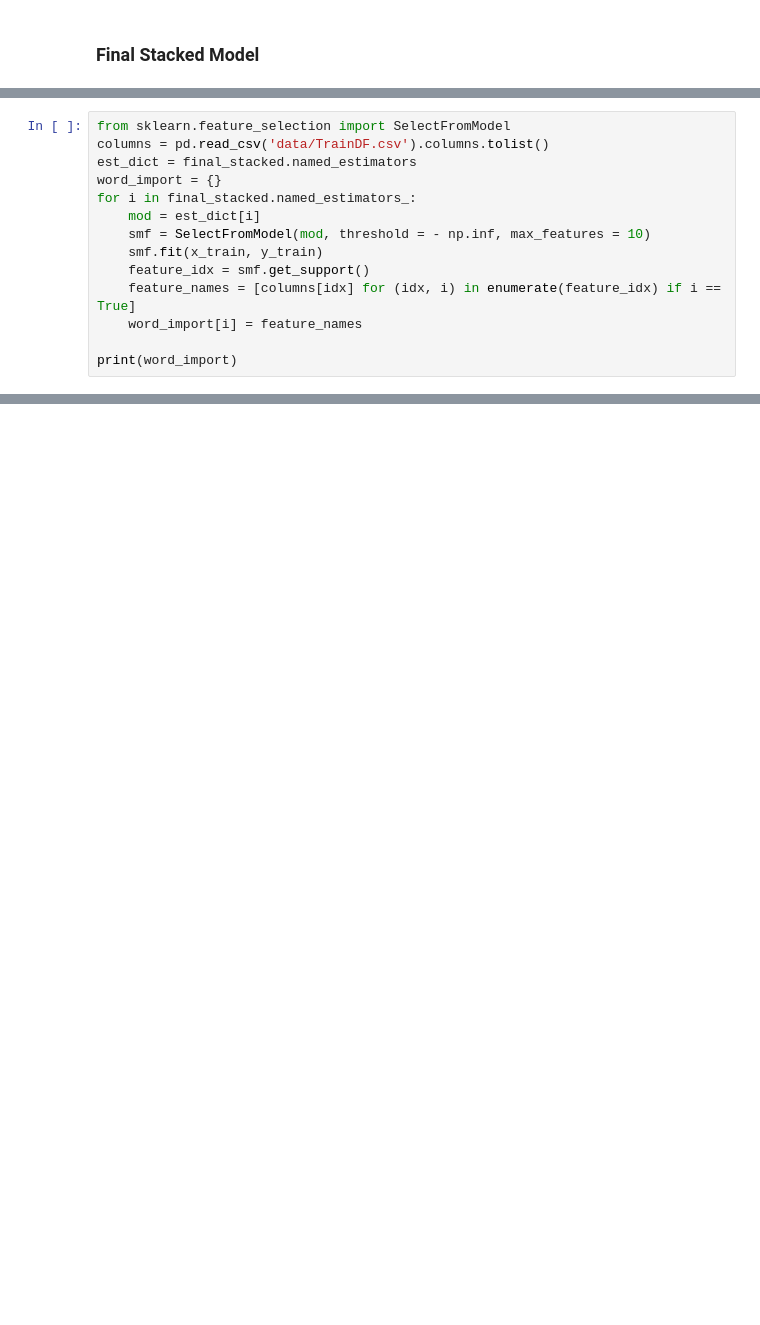
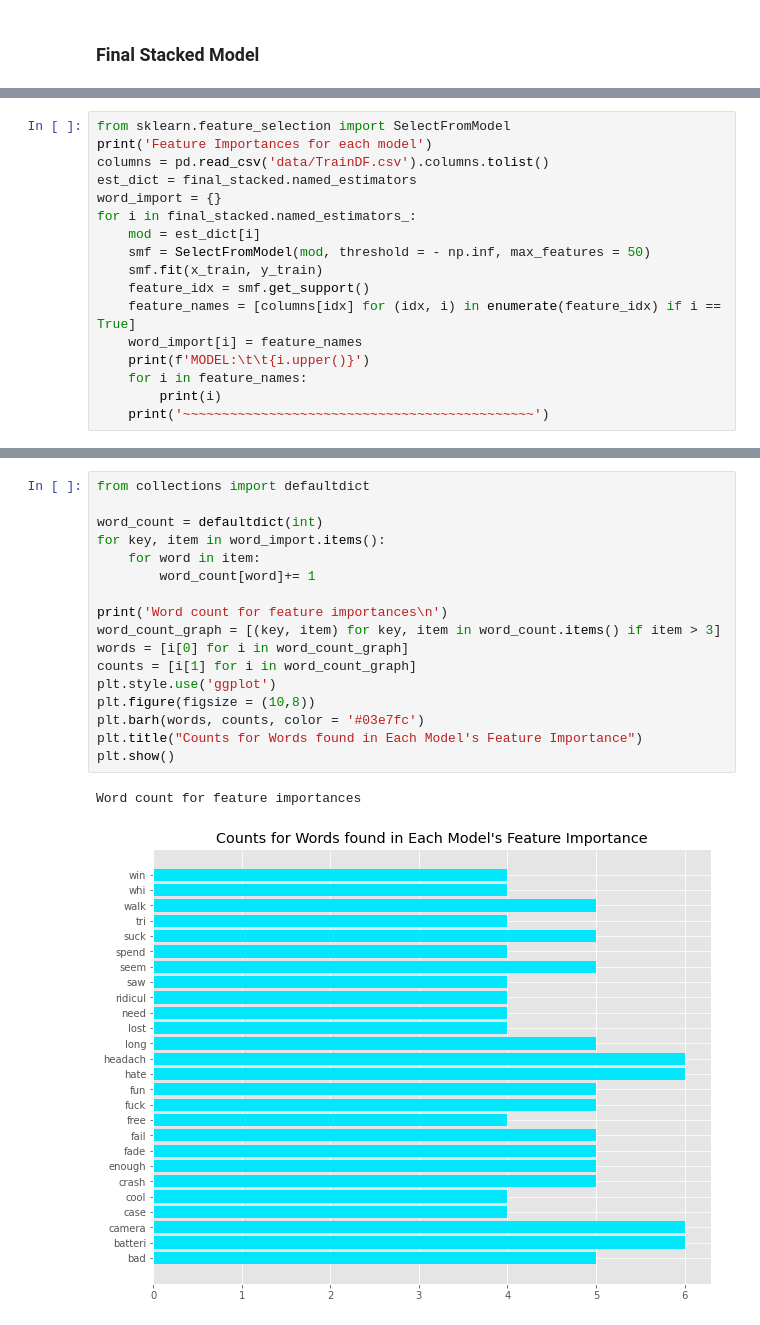
Before and after one commit to HeeebsInc/Google_Apple_Sentiment_Analysis, a Jupyter notebook: ModelingSKLearn.ipynb, the cells around one changed output, grey strips where cells are left out. Drawn from its saved outputs; the diff is of its cells as text; blank space fills up the shorter version.

```diff
--- a/ModelingSKLearn.ipynb
+++ b/ModelingSKLearn.ipynb
@@ -376,14 +497,17 @@ pickle.dump(cr_dict, open('../Pickles/ClassificationReport.p', 'wb'))
 # %%
 from sklearn.feature_selection import SelectFromModel
+print('Feature Importances for each model')
 columns = pd.read_csv('data/TrainDF.csv').columns.tolist()
 est_dict = final_stacked.named_estimators
 word_import = {}
 for i in final_stacked.named_estimators_:
     mod = est_dict[i]
-    smf = SelectFromModel(mod, threshold = - np.inf, max_features = 10)
+    smf = SelectFromModel(mod, threshold = - np.inf, max_features = 50)
     smf.fit(x_train, y_train)
     feature_idx = smf.get_support()
     feature_names = [columns[idx] for (idx, i) in enumerate(feature_idx) if i == True]
     word_import[i] = feature_names
-
-print(word_import)
+    print(f'MODEL:\t\t{i.upper()}')
+    for i in feature_names:
+        print(i)
+    print('~~~~~~~~~~~~~~~~~~~~~~~~~~~~~~~~~~~~~~~~~~~~~')
@@ -389,0 +533,20 @@ print(word_import)
+# %%
+from collections import defaultdict
+
+word_count = defaultdict(int)
+for key, item in word_import.items():
+    for word in item:
+        word_count[word]+= 1
+
+print('Word count for feature importances\n')
+word_count_graph = [(key, item) for key, item in word_count.items() if item > 3]
+words = [i[0] for i in word_count_graph]
+counts = [i[1] for i in word_count_graph]
+plt.style.use('ggplot')
+plt.figure(figsize = (10,8))
+plt.barh(words, counts, color = '#03e7fc')
+plt.title("Counts for Words found in Each Model's Feature Importance")
+plt.show()
+# %% [output]
+Word count for feature importances
+[figure, added]
```
Also changed, not shown: parts of 45 cells of this notebook, 12 other files.
